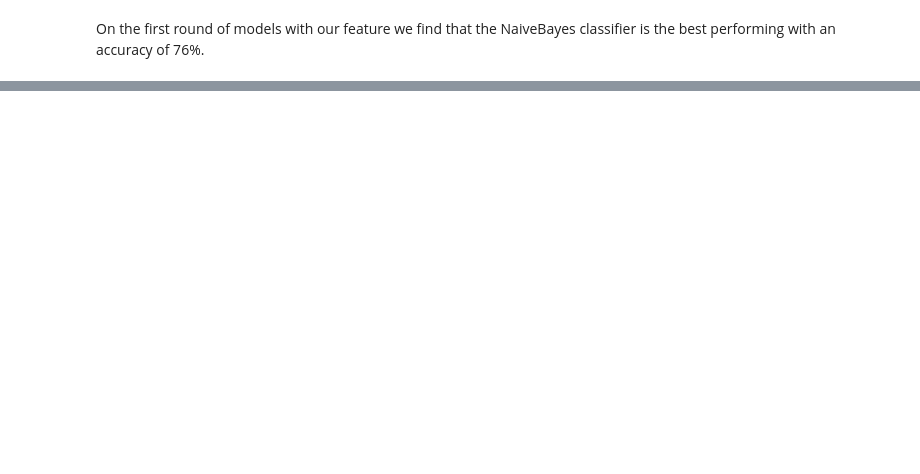
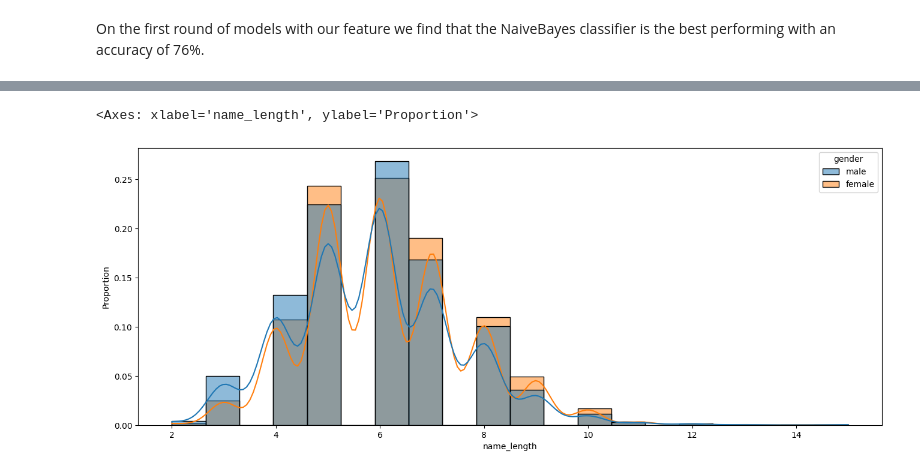
Before and after one commit to naomibuell/DATA620, a Jupyter notebook: project-3/project-3.ipynb, the cells around one changed output, grey strips where cells are left out. Drawn from its saved outputs; the diff is of its cells as text; code cells hidden in the pictures; blank space fills up the shorter version.

```diff
--- a/project-3/project-3.ipynb
+++ b/project-3/project-3.ipynb
@@ -269,0 +292,3 @@ On the first round of models with our feature we find that the NaiveBayes classi
+# %%
+names_df = names_df.drop(columns = ['vowel_proportion', 'first_last_letter', 'longest_run_of_vowels'], errors='ignore')
+names_df.head()
@@ -269,0 +304,4 @@ On the first round of models with our feature we find that the NaiveBayes classi
+# %%
+names_df['name_length'] = names_df['name'].apply(len)
+names_df['first_letter'] = names_df['name'].str[0].str.lower()
+names_df.head()
@@ -269,0 +315,17 @@ On the first round of models with our feature we find that the NaiveBayes classi
+# %%
+plt.figure(figsize=(16, 6))
+
+sns.histplot(
+    data=names_df,
+    x='name_length',
+    hue='gender',
+    stat="proportion",
+    multiple='layer',
+    kde=True,
+    alpha=0.5,
+    bins=20,
+    common_norm=False
+)
+# %% [output]
+<Axes: xlabel='name_length', ylabel='Proportion'>
+[figure, added]
```
Also changed, not shown: parts of 15 cells of this notebook.
